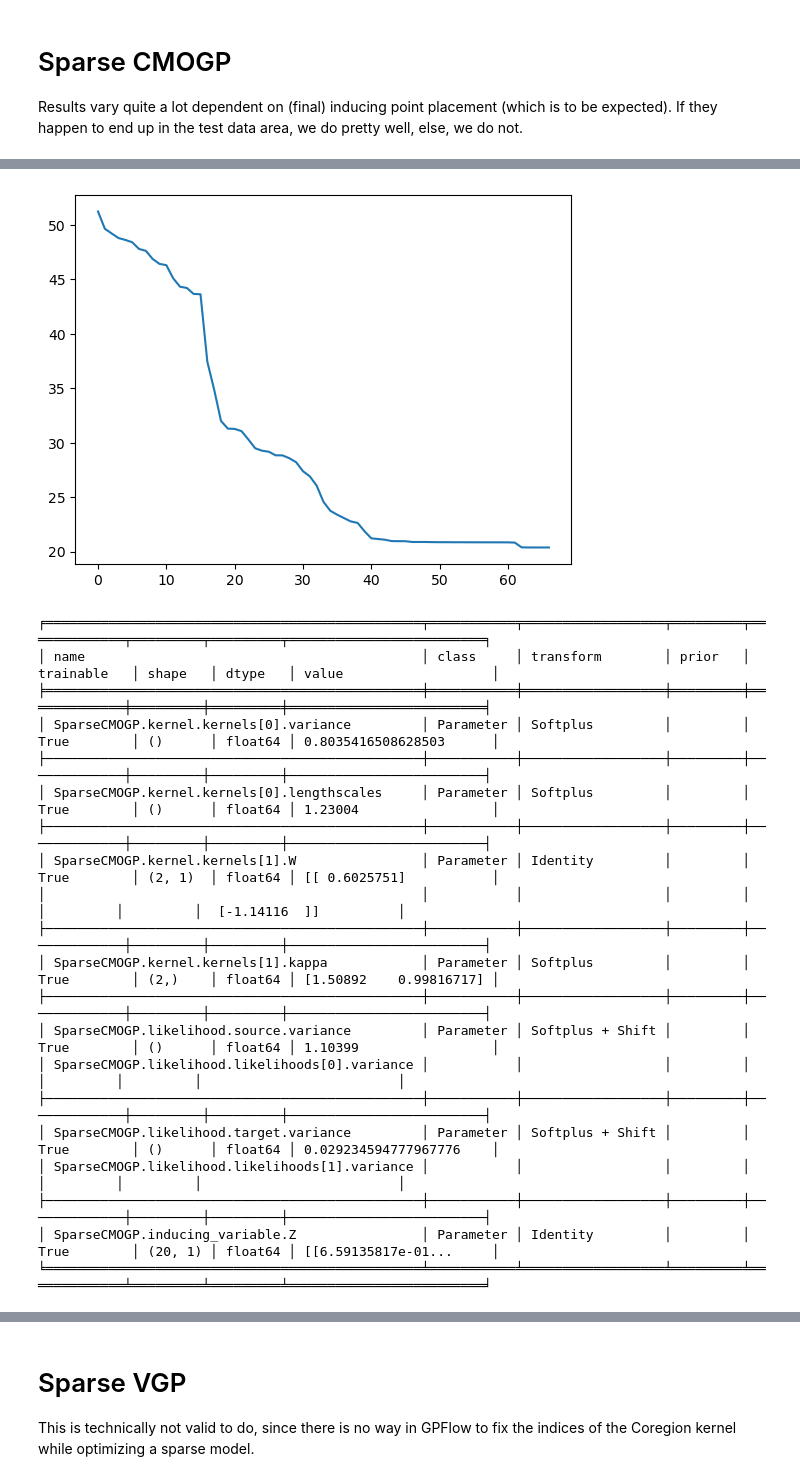
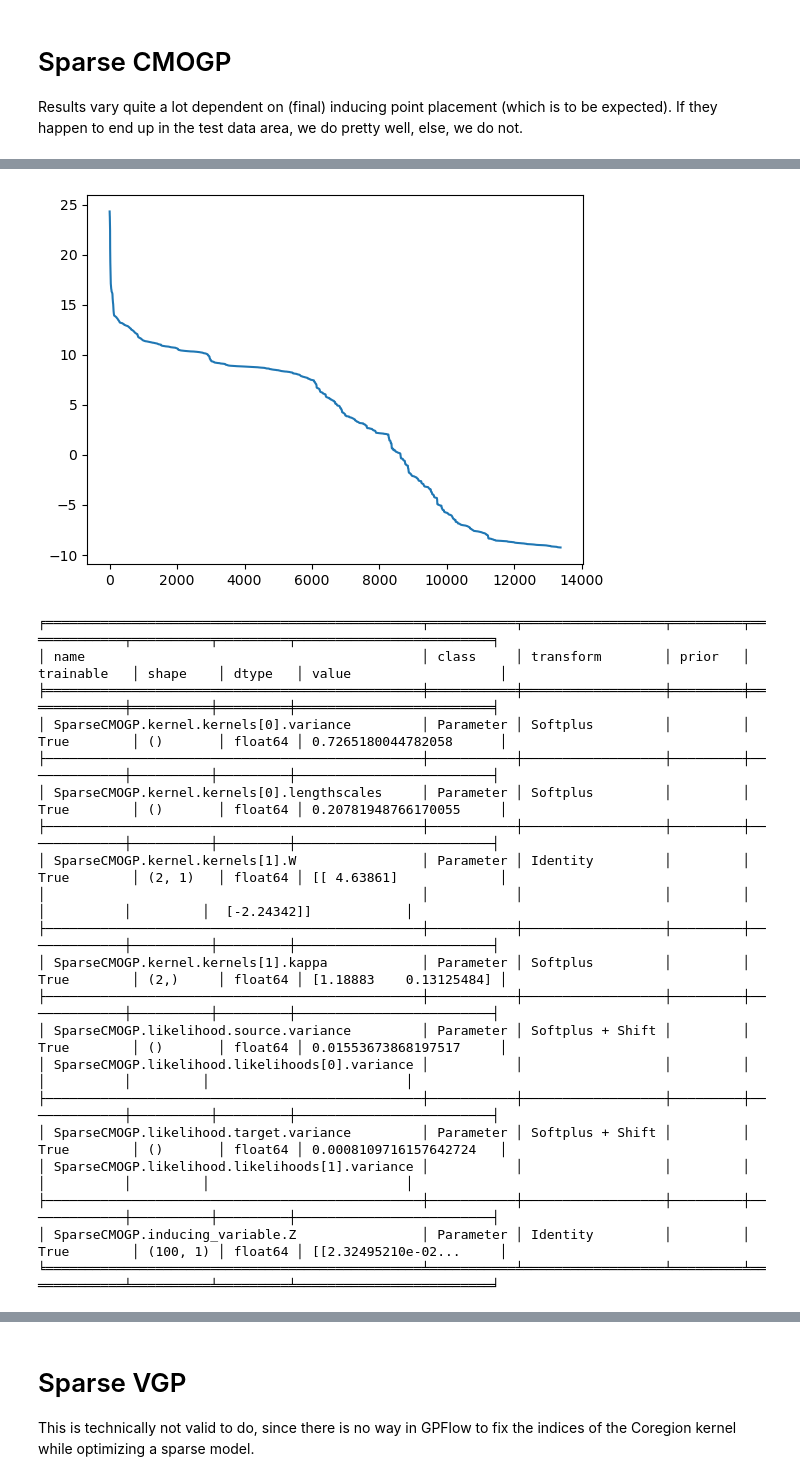
Before and after one commit to JVerbeek/at-gpflow, a Jupyter notebook: experiments/volatility/volatility.ipynb, the cells around one changed output, grey strips where cells are left out. Drawn from its saved outputs; the diff is of its cells as text; code cells hidden in the pictures.

```diff
--- a/experiments/volatility/volatility.ipynb
+++ b/experiments/volatility/volatility.ipynb
@@ -37,8 +37,8 @@ def standardize(s, mu=None, std=None):
 
 if not os.path.isfile("volatility_data.npz"):
     amzn = yf.download('AMZN', start='2021-01-01', end='2024-01-01')
-    vix = yf.download('^VIX', start='2021-01-01', end='2024-03-01')
-    amzn_test = yf.download('AMZN', start='2024-01-01', end='2024-03-01')
+    vix = yf.download('^VIX', start='2021-01-01', end='2024-07-01')
+    amzn_test = yf.download('AMZN', start='2024-01-01', end='2024-07-01')
 
     amzn_monthly = amzn['Close'].resample('M').last()
     vix_weekly = vix['Close'].resample('W').last().interpolate("cubicspline")
@@ -226,7 +226,7 @@ rank = 1  # Rank of W
 
 # Base kernel
 k = gpf.kernels.Matern12(active_dims=[0])  # Data pretty jagged, so use Matern.
-
+k2 = gpf.kernels.Matern32(active_dims=[0])
 # Coregion kernel
 coreg = gpf.kernels.Coregion(
     output_dim=output_dim, rank=rank, active_dims=[1]
@@ -234,12 +234,12 @@ coreg = gpf.kernels.Coregion(
 coreg2 = gpf.kernels.Coregion(
     output_dim=output_dim, rank=rank, active_dims=[1]
 )
-ivs = np.linspace(0, max(X[:,0]), 20).reshape(-1, 1)
+ivs = np.linspace(0, max(X[:,0]), 100).reshape(-1, 1)
 iv_ind = np.concatenate((np.zeros((int(len(ivs)/2),1)), np.ones((int(len(ivs)/2),1))))
 shuffle = np.random.permutation(np.arange(len(ivs)))
 ivs = ivs[shuffle]
 ivs = np.hstack((ivs, iv_ind))
-kern = k * coreg
+kern = k2 * coreg
 m = SparseCMOGP((X, y), exact_target=False, jitter=1e-5, kernel=kern, inducing_variable=ivs, likelihood=TransferLikelihood(source=gpf.likelihoods.Gaussian(), target=gpf.likelihoods.Gaussian()))
 #gpf.set_trainable(m.inducing_variable.Z, False)
 #gpf.set_trainable(m.likelihood.source.variance, False)
@@ -271,24 +271,24 @@ gpf.utilities.print_summary(m)
-[figure, old version]
+[figure, new version]
-╒════════════════════════════════════════════════╤═══════════╤══════════════════╤═════════╤═════════════╤═════════╤═════════╤═════════════════════════╕
-│ name                                           │ class     │ transform        │ prior   │ trainable   │ shape   │ dtype   │ value                   │
-╞════════════════════════════════════════════════╪═══════════╪══════════════════╪═════════╪═════════════╪═════════╪═════════╪═════════════════════════╡
-│ SparseCMOGP.kernel.kernels[0].variance         │ Parameter │ Softplus         │         │ True        │ ()      │ float64 │ 0.8035416508628503      │
-├────────────────────────────────────────────────┼───────────┼──────────────────┼─────────┼─────────────┼─────────┼─────────┼─────────────────────────┤
-│ SparseCMOGP.kernel.kernels[0].lengthscales     │ Parameter │ Softplus         │         │ True        │ ()      │ float64 │ 1.23004                 │
-├────────────────────────────────────────────────┼───────────┼──────────────────┼─────────┼─────────────┼─────────┼─────────┼─────────────────────────┤
-│ SparseCMOGP.kernel.kernels[1].W                │ Parameter │ Identity         │         │ True        │ (2, 1)  │ float64 │ [[ 0.6025751]           │
-│                                                │           │                  │         │             │         │         │  [-1.14116  ]]          │
-├────────────────────────────────────────────────┼───────────┼──────────────────┼─────────┼─────────────┼─────────┼─────────┼─────────────────────────┤
-│ SparseCMOGP.kernel.kernels[1].kappa            │ Parameter │ Softplus         │         │ True        │ (2,)    │ float64 │ [1.50892    0.99816717] │
-├────────────────────────────────────────────────┼───────────┼──────────────────┼─────────┼─────────────┼─────────┼─────────┼─────────────────────────┤
-│ SparseCMOGP.likelihood.source.variance         │ Parameter │ Softplus + Shift │         │ True        │ ()      │ float64 │ 1.10399                 │
-│ SparseCMOGP.likelihood.likelihoods[0].variance │           │                  │         │             │         │         │                         │
-├────────────────────────────────────────────────┼───────────┼──────────────────┼─────────┼─────────────┼─────────┼─────────┼─────────────────────────┤
-│ SparseCMOGP.likelihood.target.variance         │ Parameter │ Softplus + Shift │         │ True        │ ()      │ float64 │ 0.029234594777967776    │
-│ SparseCMOGP.likelihood.likelihoods[1].variance │           │                  │         │             │         │         │                         │
-├────────────────────────────────────────────────┼───────────┼──────────────────┼─────────┼─────────────┼─────────┼─────────┼─────────────────────────┤
-│ SparseCMOGP.inducing_variable.Z                │ Parameter │ Identity         │         │ True        │ (20, 1) │ float64 │ [[6.59135817e-01...     │
-╘════════════════════════════════════════════════╧═══════════╧══════════════════╧═════════╧═════════════╧═════════╧═════════╧═════════════════════════╛
+╒════════════════════════════════════════════════╤═══════════╤══════════════════╤═════════╤═════════════╤══════════╤═════════╤═════════════════════════╕
+│ name                                           │ class     │ transform        │ prior   │ trainable   │ shape    │ dtype   │ value                   │
+╞════════════════════════════════════════════════╪═══════════╪══════════════════╪═════════╪═════════════╪══════════╪═════════╪═════════════════════════╡
+│ SparseCMOGP.kernel.kernels[0].variance         │ Parameter │ Softplus         │         │ True        │ ()       │ float64 │ 0.7265180044782058      │
+├────────────────────────────────────────────────┼───────────┼──────────────────┼─────────┼─────────────┼──────────┼─────────┼─────────────────────────┤
+│ SparseCMOGP.kernel.kernels[0].lengthscales     │ Parameter │ Softplus         │         │ True        │ ()       │ float64 │ 0.20781948766170055     │
+├────────────────────────────────────────────────┼───────────┼──────────────────┼─────────┼─────────────┼──────────┼─────────┼─────────────────────────┤
+│ SparseCMOGP.kernel.kernels[1].W                │ Parameter │ Identity         │         │ True        │ (2, 1)   │ float64 │ [[ 4.63861]             │
+│                                                │           │                  │         │             │          │         │  [-2.24342]]            │
+├────────────────────────────────────────────────┼───────────┼──────────────────┼─────────┼─────────────┼──────────┼─────────┼─────────────────────────┤
+│ SparseCMOGP.kernel.kernels[1].kappa            │ Parameter │ Softplus         │         │ True        │ (2,)     │ float64 │ [1.18883    0.13125484] │
+├────────────────────────────────────────────────┼───────────┼──────────────────┼─────────┼─────────────┼──────────┼─────────┼─────────────────────────┤
+│ SparseCMOGP.likelihood.source.variance         │ Parameter │ Softplus + Shift │         │ True        │ ()       │ float64 │ 0.01553673868197517     │
+│ SparseCMOGP.likelihood.likelihoods[0].variance │           │                  │         │             │          │         │                         │
+├────────────────────────────────────────────────┼───────────┼──────────────────┼─────────┼─────────────┼──────────┼─────────┼─────────────────────────┤
+│ SparseCMOGP.likelihood.target.variance         │ Parameter │ Softplus + Shift │         │ True        │ ()       │ float64 │ 0.0008109716157642724   │
+│ SparseCMOGP.likelihood.likelihoods[1].variance │           │                  │         │             │          │         │                         │
+├────────────────────────────────────────────────┼───────────┼──────────────────┼─────────┼─────────────┼──────────┼─────────┼─────────────────────────┤
+│ SparseCMOGP.inducing_variable.Z                │ Parameter │ Identity         │         │ True        │ (100, 1) │ float64 │ [[2.32495210e-02...     │
+╘════════════════════════════════════════════════╧═══════════╧══════════════════╧═════════╧═════════════╧══════════╧═════════╧═════════════════════════╛
 # %%
 plot(m)
 mu, var = m.predict_f(Xtest)
```
Also changed, not shown: parts of 9 cells of this notebook, 8 other files.
